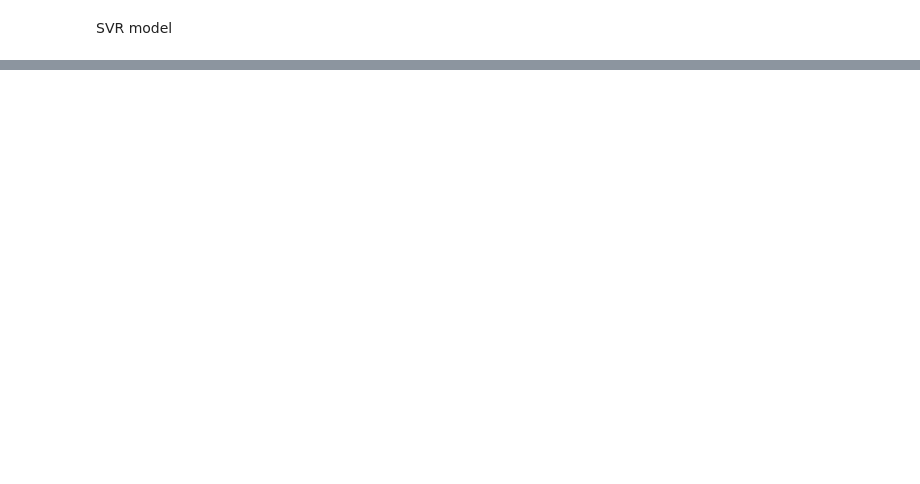
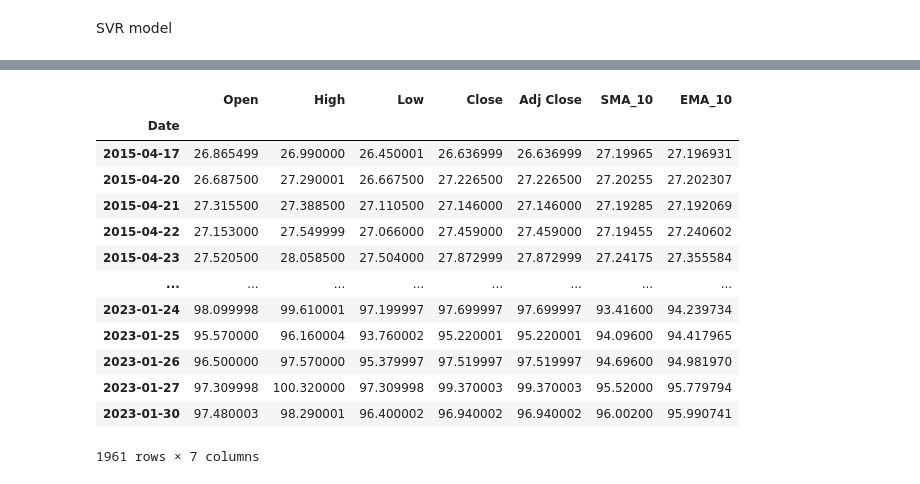
Before and after one commit to RonKu01/Stock_Market_Price_Prediction_System, a Jupyter notebook: new_fyp.ipynb, the cells around one changed output, grey strips where cells are left out. Saved outputs shown, nothing was run; the diff lists cells and outputs as text; code cells hidden in the pictures; blank space fills up the shorter version.

```diff
--- a/new_fyp.ipynb
+++ b/new_fyp.ipynb
@@ -1169,0 +1365,17 @@ plt.show()
+# %%
+X
+# %% [output]
+|  | Open | High | Low | Close | Adj Close | SMA_10 | EMA_10 |
+| Date |  |  |  |  |  |  |  |
+| 2015-04-17 | 26.865499 | 26.990000 | 26.450001 | 26.636999 | 26.636999 | 27.19965 | 27.196931 |
+| 2015-04-20 | 26.687500 | 27.290001 | 26.667500 | 27.226500 | 27.226500 | 27.20255 | 27.202307 |
+| 2015-04-21 | 27.315500 | 27.388500 | 27.110500 | 27.146000 | 27.146000 | 27.19285 | 27.192069 |
+| 2015-04-22 | 27.153000 | 27.549999 | 27.066000 | 27.459000 | 27.459000 | 27.19455 | 27.240602 |
+| 2015-04-23 | 27.520500 | 28.058500 | 27.504000 | 27.872999 | 27.872999 | 27.24175 | 27.355584 |
+| ... | ... | ... | ... | ... | ... | ... | ... |
+| 2023-01-24 | 98.099998 | 99.610001 | 97.199997 | 97.699997 | 97.699997 | 93.41600 | 94.239734 |
+| 2023-01-25 | 95.570000 | 96.160004 | 93.760002 | 95.220001 | 95.220001 | 94.09600 | 94.417965 |
+| 2023-01-26 | 96.500000 | 97.570000 | 95.379997 | 97.519997 | 97.519997 | 94.69600 | 94.981970 |
+| 2023-01-27 | 97.309998 | 100.320000 | 97.309998 | 99.370003 | 99.370003 | 95.52000 | 95.779794 |
+| 2023-01-30 | 97.480003 | 98.290001 | 96.400002 | 96.940002 | 96.940002 | 96.00200 | 95.990741 |
+1961 rows × 7 columns
```
Also changed, not shown: parts of 20 cells of this notebook.
